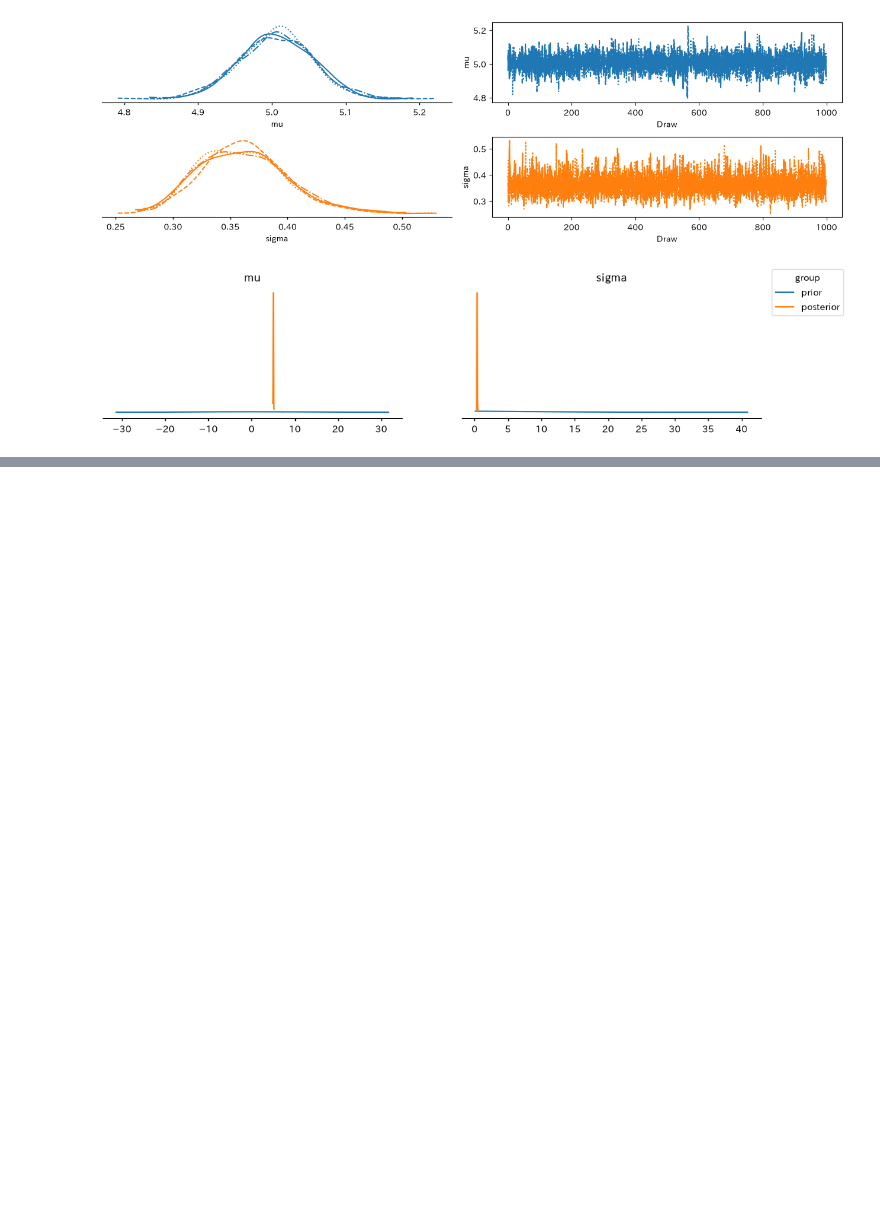
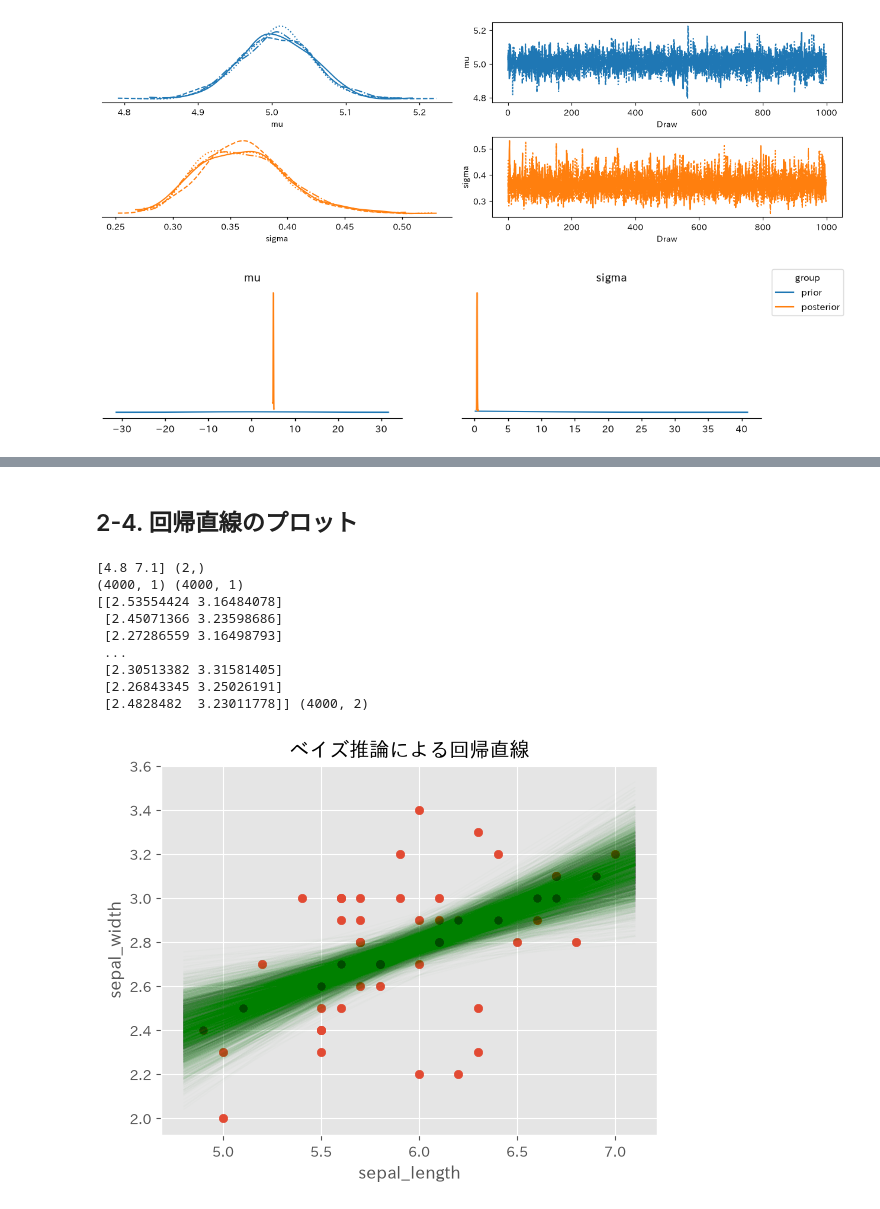
Before and after one commit to kzappmusi9/bayes_python, a Jupyter notebook: src/2.bayes_inference_advanced.ipynb, the cells around one changed output, grey strips where cells are left out. Saved outputs shown, nothing was run; the diff lists cells and outputs as text; code cells hidden in the pictures; blank space fills up the shorter version.

```diff
--- a/src/2.bayes_inference_advanced.ipynb
+++ b/src/2.bayes_inference_advanced.ipynb
@@ -111,0 +210,60 @@ Sampling: [X_obs, mu, sigma]
+# %% [markdown]
+## 2-4. 回帰直線のプロット
+# %%
+#xの2点をNumPy配列にする
+x_values = np.array([X.min()-0.1, X.max()+0.1])
+print(x_values, x_values.shape)
+
+#サンプリング結果からalpha, betaを抽出し加工
+alphas2 = azb.extract(idata2, group='posterior', var_names="alpha").values.reshape(-1,1) #1行にする(2次元配列にする)
+betas2 = azb.extract(idata2, group='posterior', var_names="beta").values.reshape(-1,1) #1行にする(2次元配列にする)
+print(alphas2.shape, betas2.shape)
+
+#予測値の計算
+y_preds = x_values * alphas2 + betas2
+print(y_preds, y_preds.shape)
+
+import japanize_matplotlib
+# Set ggplot style
+plt.style.use('ggplot')
+
+for y_pred in y_preds:
+    plt.plot(x_values, y_pred, lw=1, alpha=0.01, c='g')
+plt.scatter(X, Y)
+plt.title('ベイズ推論による回帰直線')
+plt.xlabel('sepal_length')
+plt.ylabel('sepal_width')
+plt.show()
+
+"""
+<NumPyブロードキャスト機能に関する補足>
+1. (2,)のような配列は先頭に1が入り自動的に2次元配列になる。ex. (2,)→(1,2)
+2. (1,2)もしくは(2,1)のようにサイズが1のものは計算時に計算対象となる配列に合わせて拡張される。ex.(2,1)*(2,4)→(2,4)*(2,4)
+
+(2, 1) の配列            (2, 4) の配列
+   [ [ 10 ],               [ [ 1,  2,  3,  4 ],
+     [ 20 ] ]                [ 5,  6,  7,  8 ] ]
+
+          ↓  (2, 1) 側だけが横に引き伸ばされる
+
+  (2, 4) に拡張            (2, 4) のまま
+   [ [ 10, 10, 10, 10 ],   [ [ 1,  2,  3,  4 ],
+     [ 20, 20, 20, 20 ] ]    [ 5,  6,  7,  8 ] ]
+
+          ↓ 要素ごとに掛け算
+
+  【結果: shape (2, 4)】
+   [ [ 10, 20, 30, 40 ],
+     [ 100, 120, 140, 160 ] ]
+"""
+# %% [output]
+[4.8 7.1] (2,)
+(4000, 1) (4000, 1)
+[[2.53554424 3.16484078]
+ [2.45071366 3.23598686]
+ [2.27286559 3.16498793]
+ ...
+ [2.30513382 3.31581405]
+ [2.26843345 3.25026191]
+ [2.4828482  3.23011778]] (4000, 2)
+[figure, added]
```
Also changed, not shown: parts of 25 cells of this notebook, 1 other file.
